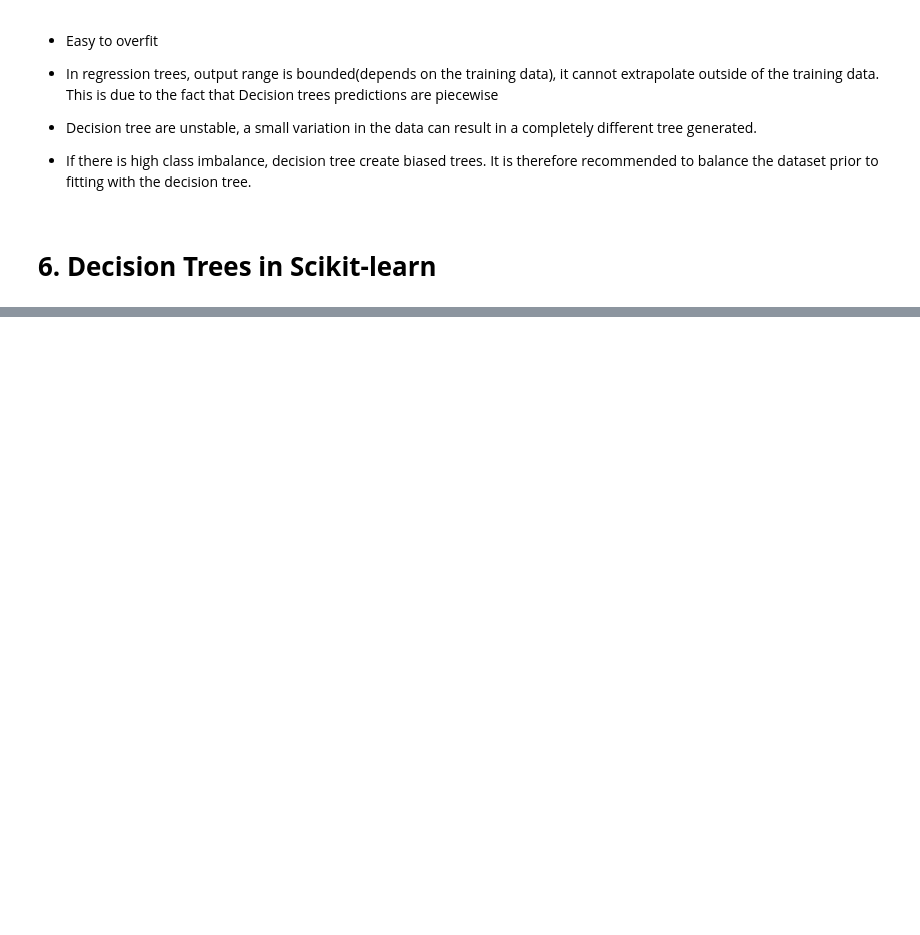
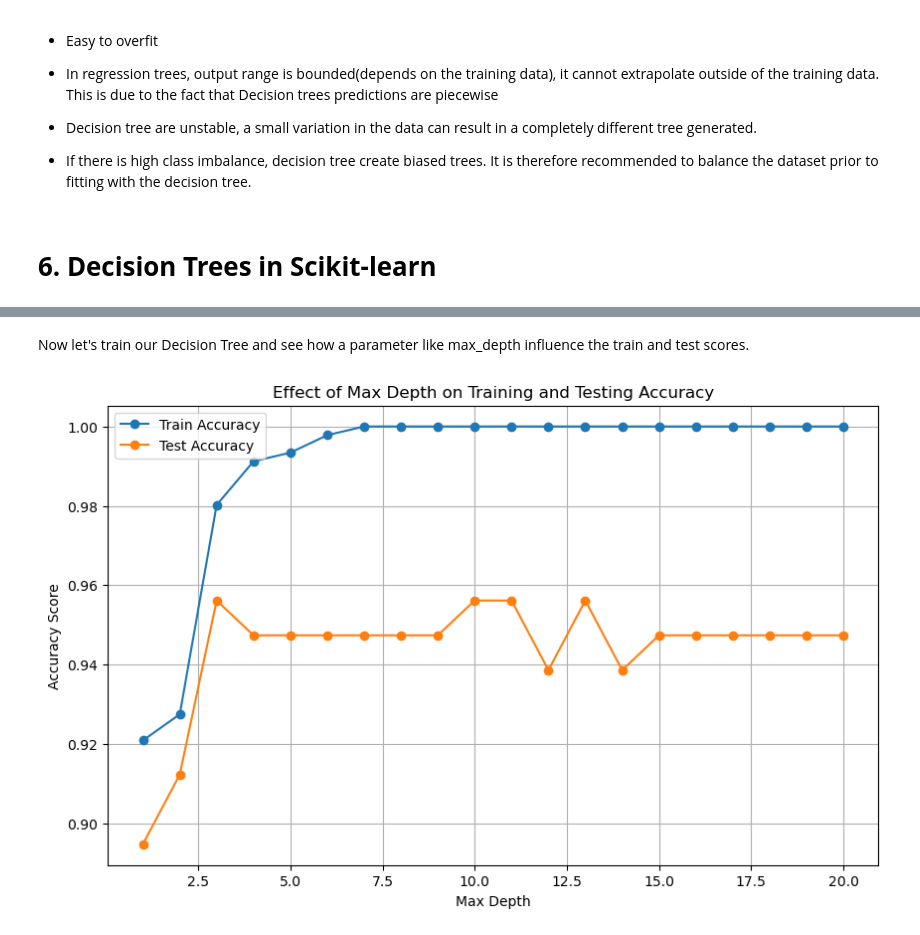
Before and after one commit to NembotJules/Ml-fundamentals-from-scratch, a Jupyter notebook: Decision-Trees/Decision-Trees.ipynb, the cells around one changed output, grey strips where cells are left out. Cells and saved outputs as stored; diff of their text form; code cells hidden in the pictures; blank space fills up the shorter version.

```diff
--- a/Decision-Trees/Decision-Trees.ipynb
+++ b/Decision-Trees/Decision-Trees.ipynb
@@ -201,0 +223,6 @@ In order to evaluate the complexity of the Decision Tree algorithm, we need to u
+# %%
+breast_cancer = load_breast_cancer()
+
+df = pd.DataFrame(data = breast_cancer.data, columns = breast_cancer.feature_names)
+df['target'] = breast_cancer.target
+df.head()
@@ -201,0 +267,5 @@ In order to evaluate the complexity of the Decision Tree algorithm, we need to u
+# %%
+y = df['target']
+X = df.drop('target', axis = 1)
+# %%
+X_train, X_test, y_train, y_test = train_test_split(X, y, test_size = 0.2,  random_state=42)
@@ -201,0 +315,39 @@ In order to evaluate the complexity of the Decision Tree algorithm, we need to u
+# %% [markdown]
+Now let's train our Decision Tree and see how a parameter like max_depth influence the train and test scores.
+# %%
+# Range of max_depth values to try
+max_depths = range(1, 21)
+
+# Lists to store the scores
+train_scores = []
+test_scores = []
+
+# Loop through the different max_depth values
+for max_depth in max_depths:
+    tree = DecisionTreeClassifier(criterion='entropy', max_depth=max_depth)
+    tree.fit(X_train, y_train)
+
+    # Predictions
+    y_train_pred = tree.predict(X_train)
+    y_test_pred = tree.predict(X_test)
+
+    # Accuracy scores
+    train_score = accuracy_score(y_train, y_train_pred)
+    test_score = accuracy_score(y_test, y_test_pred)
+
+    # Append scores to lists
+    train_scores.append(train_score)
+    test_scores.append(test_score)
+
+# Plotting the results
+plt.figure(figsize=(10, 6))
+plt.plot(max_depths, train_scores, label='Train Accuracy', marker='o')
+plt.plot(max_depths, test_scores, label='Test Accuracy', marker='o')
+plt.xlabel('Max Depth')
+plt.ylabel('Accuracy Score')
+plt.title('Effect of Max Depth on Training and Testing Accuracy')
+plt.legend()
+plt.grid(True)
+plt.show()
+# %% [output]
+[figure, added]
```
Also changed, not shown: parts of 21 cells of this notebook, 1 other file.
